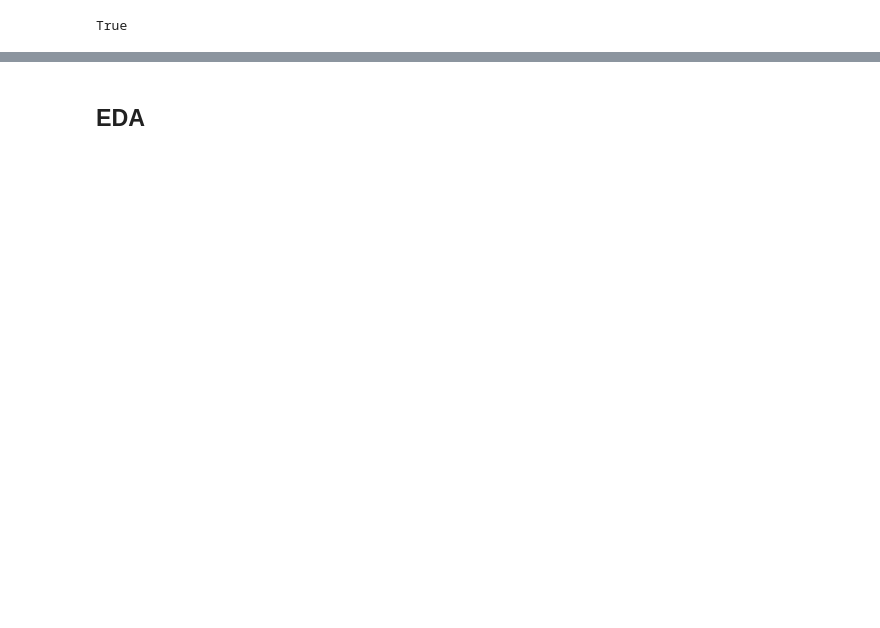
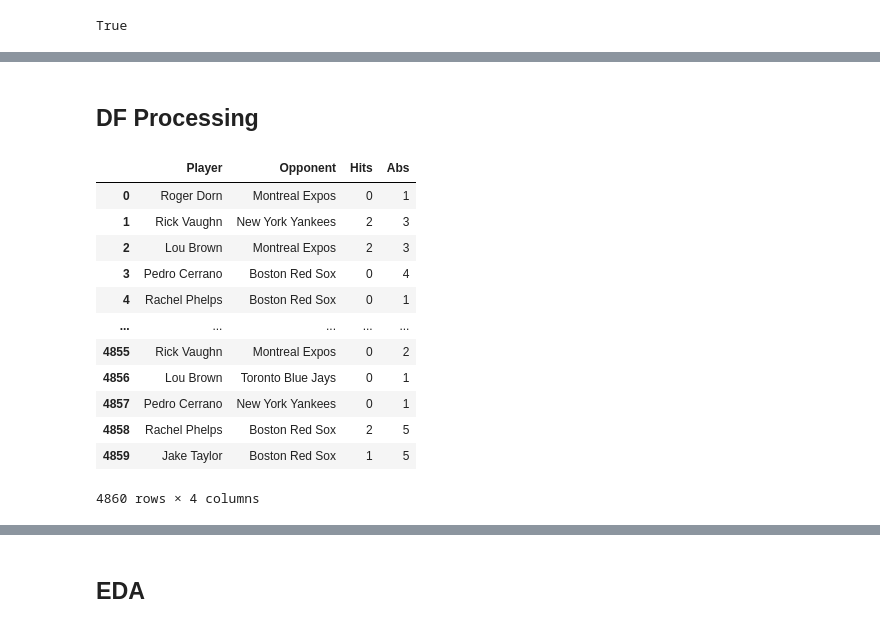
Before and after one commit to derek-dewald/Python_Tools, a Jupyter notebook: JupyterNotebooks/Function Examples.ipynb, the cells around one changed output, grey strips where cells are left out. Saved outputs shown, nothing was run; the diff lists cells and outputs as text; code cells hidden in the pictures; blank space fills up the shorter version.

```diff
--- a/JupyterNotebooks/Function Examples.ipynb
+++ b/JupyterNotebooks/Function Examples.ipynb
@@ -43,0 +123,19 @@ BackUpGoogleSheets()
+# %% [markdown]
+## DF Processing
+# %%
+from DFProcessing import DataFrameColumnObservations,CombineLists,FilterDataframe
+DataFrameColumnObservations(final_df,['Player','Opponent'])
+# %% [output]
+|  | Player | Opponent | Hits | Abs |
+| 0 | Roger Dorn | Montreal Expos | 0 | 1 |
+| 1 | Rick Vaughn | New York Yankees | 2 | 3 |
+| 2 | Lou Brown | Montreal Expos | 2 | 3 |
+| 3 | Pedro Cerrano | Boston Red Sox | 0 | 4 |
+| 4 | Rachel Phelps | Boston Red Sox | 0 | 1 |
+| ... | ... | ... | ... | ... |
+| 4855 | Rick Vaughn | Montreal Expos | 0 | 2 |
+| 4856 | Lou Brown | Toronto Blue Jays | 0 | 1 |
+| 4857 | Pedro Cerrano | New York Yankees | 0 | 1 |
+| 4858 | Rachel Phelps | Boston Red Sox | 2 | 5 |
+| 4859 | Jake Taylor | Boston Red Sox | 1 | 5 |
+4860 rows × 4 columns
```
Also changed, not shown: parts of 20 cells of this notebook, 19 other files.
